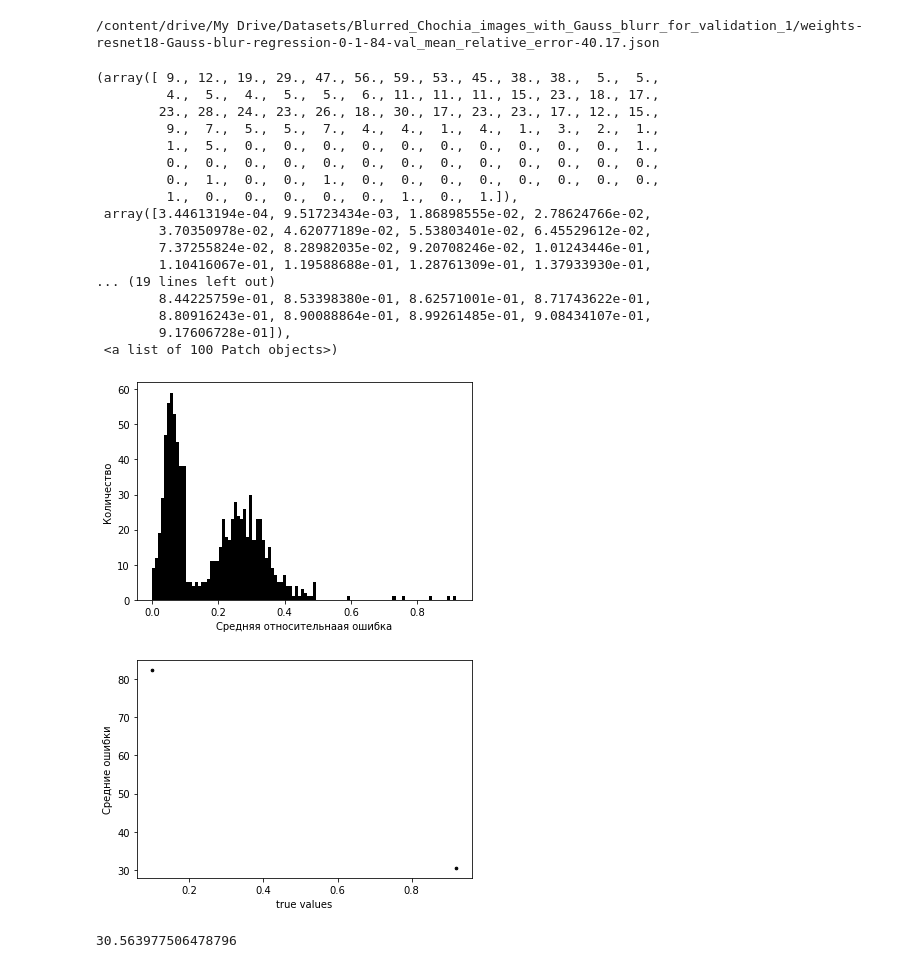
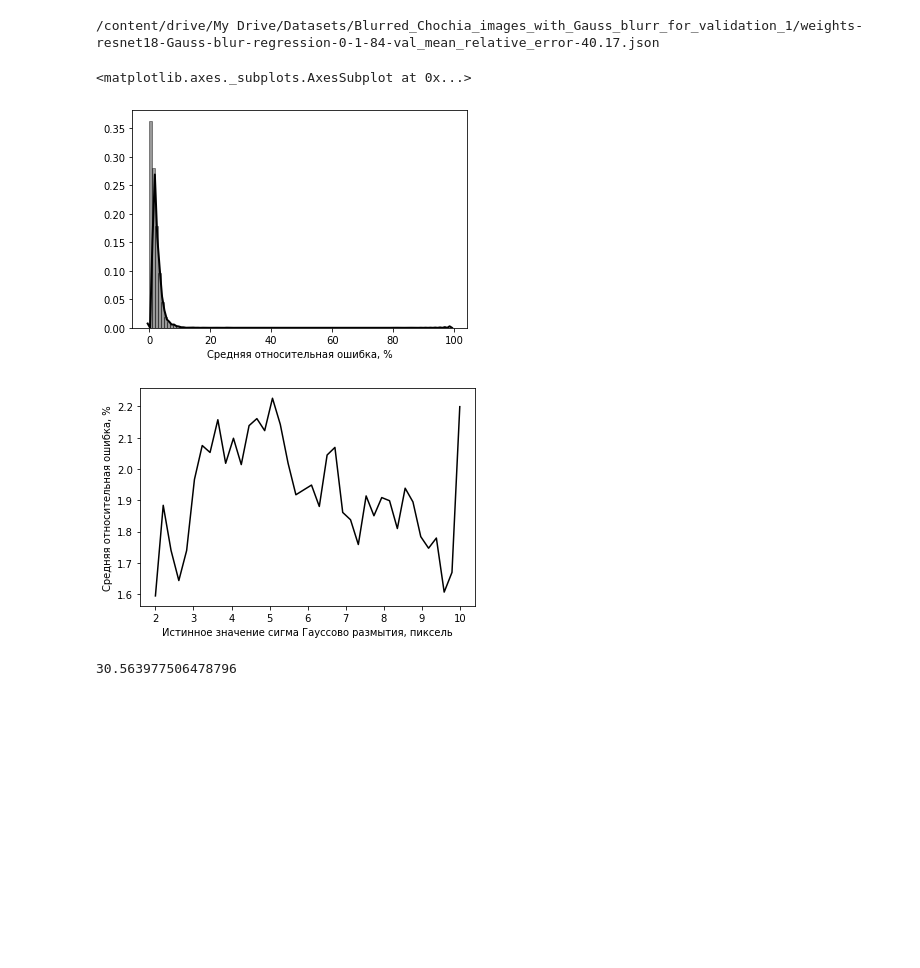
Before and after one commit to IaroslavS/blur_classification, a Jupyter notebook: blur_classification_v2.ipynb, the cells around one changed output. Drawn from its saved outputs; the diff is of its cells as text; code cells hidden in the pictures; blank space fills up the shorter version.

```diff
--- a/blur_classification_v2.ipynb
+++ b/blur_classification_v2.ipynb
@@ -8280,16 +8242,17 @@ with open(output_filename, 'w') as f:
 import json
 import numpy as np
 
-with open('/content/drive/My Drive/Datasets/Spectres_of_circular_scattered_Chochia_images_5_30/weights-resnet18-blur-regression-circular-scattering-19-2.32.json') as file:
+with open('/content/drive/My Drive/Datasets/Spectres_of_linear_blurred_Chochia_images/weights-resnet18-linear-blur-regression-alpha-22-val_angle_error-1.92(filter>5).json') as file:
   predictions = json.load(file)
 # %%
 # Relative error distribution
+
+import matplotlib.pylab as plt
+
 relative_errors = []
 for key in predictions.keys():
-  relative_errors.extend(abs(np.array(predictions[key])-np.array([float(key)]*len(predictions[key]))))
+  relative_errors.extend(100*abs(np.array(predictions[key])-np.array([float(key)]*len(predictions[key])))/float(key))
 plt.xlabel('Относительная ошибка, %')
-sns.distplot(relative_errors, hist=True, kde=True,
-             bins=100, color = 'black',
-             hist_kws={'edgecolor':'black'},
-             kde_kws={'linewidth': 2})
+plt.ylabel('Количество')
+plt.hist(relative_errors, bins=30, color='black')
 # %% [output]
@@ -8453,36 +8417,23 @@ with open(output_filename, 'w') as f:
     json.dump(predictions, f)
 # %% [output]
 /content/drive/My Drive/Datasets/Blurred_Chochia_images_with_Gauss_blurr_for_validation_1/weights-resnet18-Gauss-blur-regression-0-1-84-val_mean_relative_error-40.17.json
+# %%
+import json
+with open('/content/drive/My Drive/Datasets/Spectres_of_Gauss_blurred_Chochia_images_2_10/weights-resnet18-Gauss-blur-regression-77-val_mean_relative_error-2.08.json') as file:
+  predictions = json.load(file)
 # %%
 # Relative error distribution
-
-import matplotlib.pylab as plt
-
 relative_errors = []
 for key in predictions.keys():
-  relative_errors.extend(abs(np.array(predictions[key])-np.array([float(key)]*len(predictions[key]))))
-plt.xlabel('Средняя относительная ошибка')
-plt.ylabel('Количество')
-plt.hist(relative_errors, bins=100, color='black')
+  relative_errors.extend(100*abs(np.array(predictions[key])-np.array([float(key)]*len(predictions[key])))/float(key))
+plt.xlabel('Средняя относительная ошибка, %')
+sns.distplot(relative_errors, hist=True, kde=True,
+             bins=100, color = 'black',
+             hist_kws={'edgecolor':'black'},
+             kde_kws={'linewidth': 2})
 # %% [output]
-(array([ 9., 12., 19., 29., 47., 56., 59., 53., 45., 38., 38.,  5.,  5.,
-         4.,  5.,  4.,  5.,  5.,  6., 11., 11., 11., 15., 23., 18., 17.,
-        23., 28., 24., 23., 26., 18., 30., 17., 23., 23., 17., 12., 15.,
-         9.,  7.,  5.,  5.,  7.,  4.,  4.,  1.,  4.,  1.,  3.,  2.,  1.,
-         1.,  5.,  0.,  0.,  0.,  0.,  0.,  0.,  0.,  0.,  0.,  0.,  1.,
-         0.,  0.,  0.,  0.,  0.,  0.,  0.,  0.,  0.,  0.,  0.,  0.,  0.,
-         0.,  1.,  0.,  0.,  1.,  0.,  0.,  0.,  0.,  0.,  0.,  0.,  0.,
-         1.,  0.,  0.,  0.,  0.,  0.,  1.,  0.,  1.]),
- array([3.44613194e-04, 9.51723434e-03, 1.86898555e-02, 2.78624766e-02,
-        3.70350978e-02, 4.62077189e-02, 5.53803401e-02, 6.45529612e-02,
-        7.37255824e-02, 8.28982035e-02, 9.20708246e-02, 1.01243446e-01,
-        1.10416067e-01, 1.19588688e-01, 1.28761309e-01, 1.37933930e-01,
-... (19 lines left out)
-        8.44225759e-01, 8.53398380e-01, 8.62571001e-01, 8.71743622e-01,
-        8.80916243e-01, 8.90088864e-01, 8.99261485e-01, 9.08434107e-01,
-        9.17606728e-01]),
- <a list of 100 Patch objects>)
+<matplotlib.axes._subplots.AxesSubplot at 0x...>
-[figure, old version]
+[figure, new version]
 # %%
 # Error dependence from true value
 true_values = []
@@ -8491,15 +8442,19 @@ for key in predictions.keys():
   true_values.append(float(key))
   array_of_errors = 100*abs(np.array(predictions[key])-np.array([float(key)]*len(predictions[key])))/float(key)
   mean_errors.append(np.sum(array_of_errors)/len(array_of_errors))
-plt.scatter(true_values, mean_errors, c='black', s= 7)
-# x = np.linspace(min(true_values),(true_values),10)
-# xi = list(range(len(x)))
-# # plt.xticks(xi, x)
-plt.xlabel('true values')
-plt.ylabel('Средние ошибки')
+true_values = np.array(true_values)
+mean_errors = np.array(mean_errors)
+true_values = true_values[[np.argsort(true_values)]]
+mean_errors = mean_errors[[np.argsort(true_values)]]
+plt.plot(true_values, mean_errors, color='black')
+x = np.linspace(min(true_values),(true_values),10)
+xi = list(range(len(x)))
+# plt.xticks(xi, x)
+plt.xlabel("Истинное значение сигма Гауссово размытия, пиксель")
+plt.ylabel('Средняя относительная ошибка, %')
 plt.show()
 # %% [output]
-[figure, old version]
+[figure, new version]
 # %%
 sum(array_of_errors)/len(array_of_errors)
 # %% [output]
```
Also changed, not shown: parts of 10 cells of this notebook.
